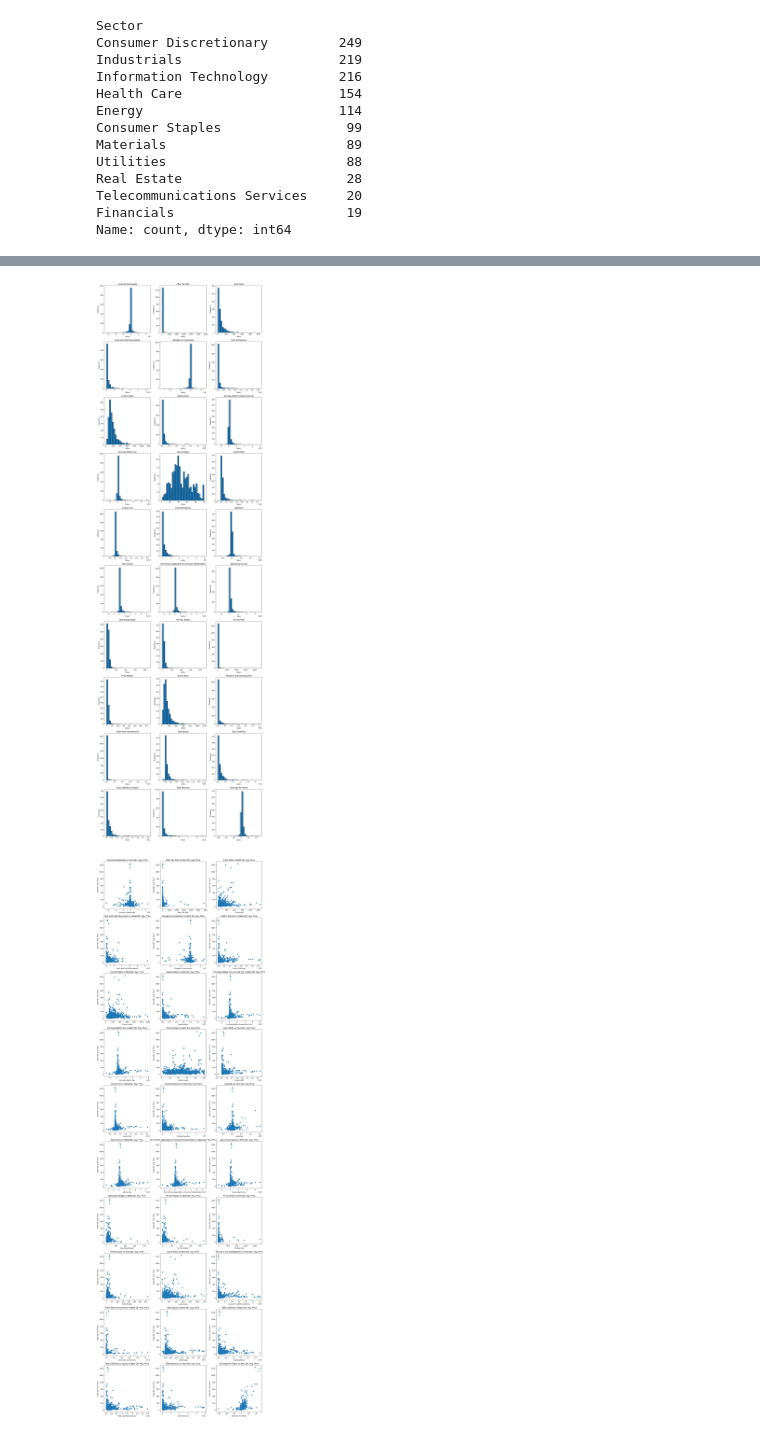
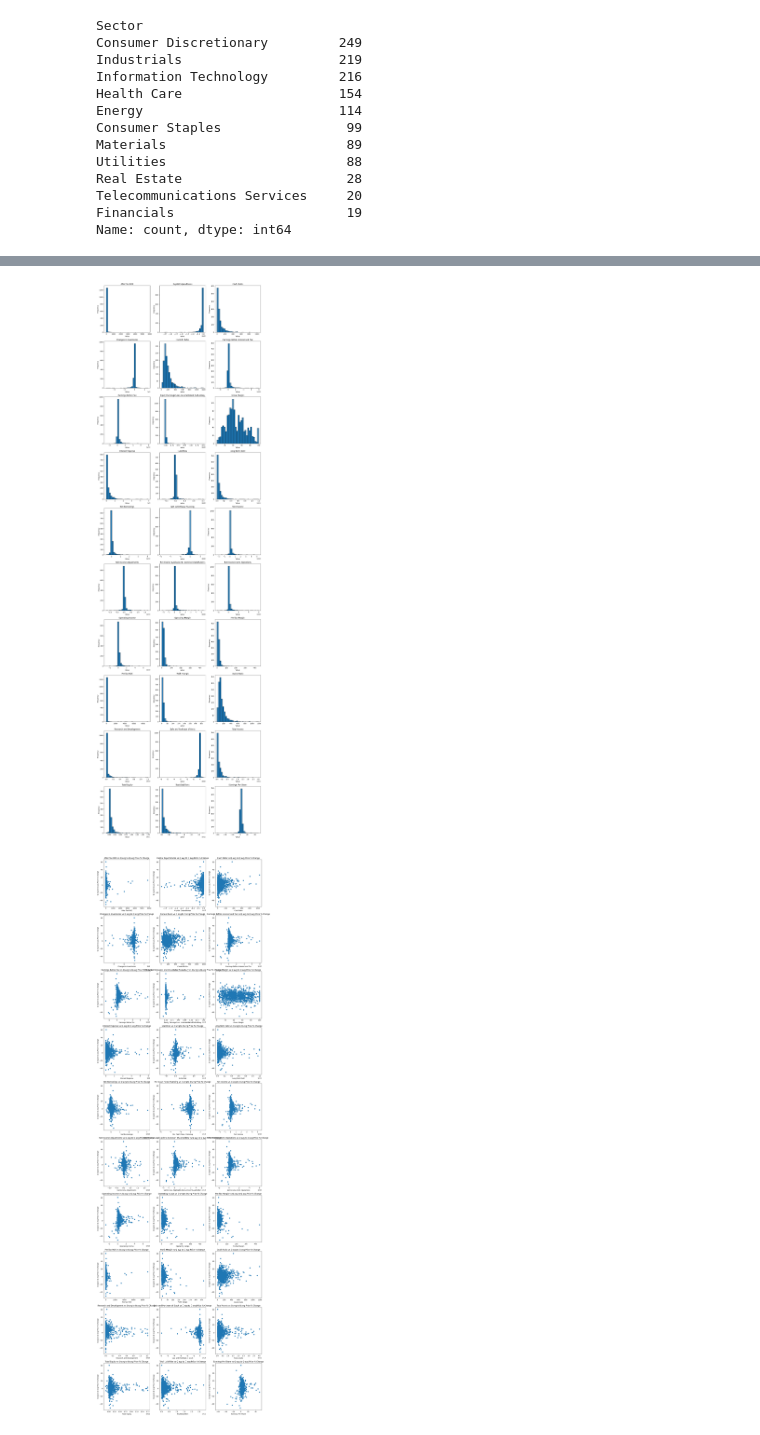
Before and after one commit to aishwaryapb/stock_price_prediction, a Jupyter notebook: data_exploration/data_exploration.ipynb, the cells around one changed output, grey strips where cells are left out. Saved outputs shown, nothing was run; the diff lists cells and outputs as text; code cells hidden in the pictures.

Commit message:
Updated data_cleaning with owen's changes n minor update; Updated data_exploration n linear_model with new merged data; Updated rf model with new merged data

```diff
--- a/data_exploration/data_exploration.ipynb
+++ b/data_exploration/data_exploration.ipynb
@@ -5,8 +5,9 @@ import seaborn as sns
 from sklearn.feature_selection import RFE
 from sklearn.linear_model import LinearRegression
 # %%
-non_feature_columns = ['Ticker Symbol', 'Period Ending', 'Sector', 'For Year', 'Next Qtr. Avg. Price']
+non_feature_columns = ['Ticker Symbol', 'Period Ending', 'Sector', 'For Year', 'Next Qtr. Avg. Price', 'Q avg to Q avg Price % Change', 'Y avg to Y avg Price % Change', 'Up or Down Q over Q', 'Up or Down Y over Y', 'Buy, Hold, or Sell']
 less_useful_parameters = ["Add'l income/expense items", "Deferred Asset Charges", "Deferred Liability Charges", "Effect of Exchange Rate", "Minority Interest", "Misc. Stocks", "Non-Recurring Items", "Other Assets", "Other Current Assets", "Other Current Liabilities", "Other Equity", "Other Financing Activities", "Other Investing Activities", "Other Liabilities", "Other Operating Activities", "Other Operating Items"]
+target_variable = 'Q avg to Q avg Price % Change'
 
 # Load the merged dataset
 fundamentals = pd.read_csv('../data/merged_data.csv')
@@ -34,9 +35,13 @@ Name: count, dtype: int64
 # Drop some columns which are redundant and less useful for fundamental analysis
 fundamentals = fundamentals.drop(columns=less_useful_parameters)
 
+# Check for NaN values in target variable and handle them
+if fundamentals[target_variable].isna().sum() > 0:
+    fundamentals[target_variable].fillna(method='bfill', inplace=True)
+
 # Select features and target variable
 features = fundamentals.drop(columns=non_feature_columns)
-target = fundamentals['Next Qtr. Avg. Price']
+target = fundamentals[target_variable]
 
 print(f'Total no. of features: {features.columns.size}\n')
 
@@ -47,7 +52,7 @@ combined_data = pd.concat([features, target], axis=1)
 corr_matrix = combined_data.corr()
 
 # Extract correlation of each feature with the target variable
-target_corr = corr_matrix['Next Qtr. Avg. Price'].drop('Next Qtr. Avg. Price')
+target_corr = corr_matrix[target_variable].drop(target_variable)
 
 # Display the correlation of each feature with the target variable
 print(target_corr)
@@ -98,7 +109,7 @@ final_data = pd.DataFrame()
 final_data['Ticker Symbol'] = fundamentals['Ticker Symbol']
 final_data['Period Ending'] = fundamentals['Period Ending']
 final_data[selected_features] = fundamentals[selected_features]
-final_data['Next Qtr. Avg. Price'] = fundamentals['Next Qtr. Avg. Price'].round(2)
+final_data[target_variable] = fundamentals[target_variable]
 
 final_data.to_csv('../data/lr_data.csv')
 # %% [output]
@@ -135,25 +147,25 @@ for i in range(len(features), len(axes)):
 plt.tight_layout()
 plt.show()
 # %% [output]
-[figure, old version]
+[figure, new version]
 # %%
 num_features = len(selected_features)
 
 # Create a subplot grid
 fig, axes = plt.subplots(nrows=num_features//3 + (num_features % 3 > 0), ncols=3, figsize=(15, 5*num_features//3 + (num_features % 3 > 0)))
 axes = axes.flatten()
 
 for i, feature in enumerate(selected_features):
-    axes[i].scatter(final_data[feature], final_data['Next Qtr. Avg. Price'])
-    axes[i].set_title(f'{feature} vs Next Qtr. Avg. Price')
+    axes[i].scatter(final_data[feature], final_data[target_variable])
+    axes[i].set_title(f'{feature} vs {target_variable}')
     axes[i].set_xlabel(feature)
-    axes[i].set_ylabel('Next Qtr. Avg. Price')
+    axes[i].set_ylabel(target_variable)
 
 # Hide any unused subplots
 for i in range(len(features), len(axes)):
     fig.delaxes(axes[i])
 
 plt.tight_layout()
 plt.show()
 # %% [output]
-[figure, old version]
+[figure, new version]
```
Also changed, not shown: parts of 2 cells of this notebook, 3 other files.
